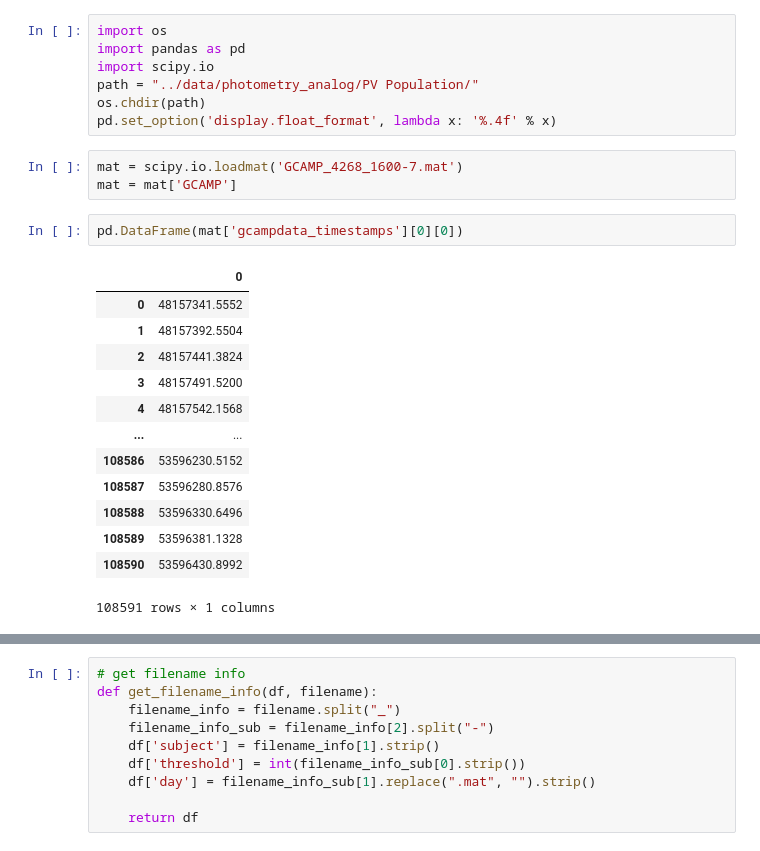
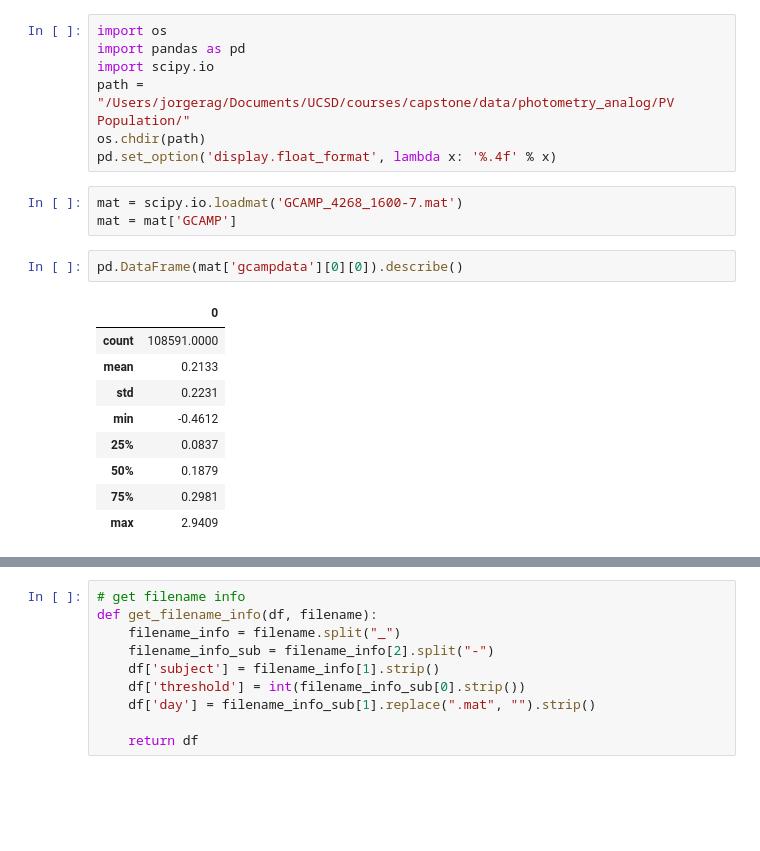
Before and after one commit to jorgerag8/encoder-decoder, a Jupyter notebook: src/import_matlab_data.ipynb, the cells around one changed output, grey strips where cells are left out. Drawn from its saved outputs; the diff is of its cells as text; blank space fills up the shorter version.

```diff
--- a/src/import_matlab_data.ipynb
+++ b/src/import_matlab_data.ipynb
@@ -2,25 +2,21 @@
 import os
 import pandas as pd
 import scipy.io
-path = "../data/photometry_analog/PV Population/"
+path = "/Users/jorgerag/Documents/UCSD/courses/capstone/data/photometry_analog/PV Population/"
 os.chdir(path)
 pd.set_option('display.float_format', lambda x: '%.4f' % x)
 # %%
 mat = scipy.io.loadmat('GCAMP_4268_1600-7.mat')
 mat = mat['GCAMP']
 # %%
-pd.DataFrame(mat['gcampdata_timestamps'][0][0])
+pd.DataFrame(mat['gcampdata'][0][0]).describe()
 # %% [output]
 |  | 0 |
-| 0 | 48157341.5552 |
-| 1 | 48157392.5504 |
-| 2 | 48157441.3824 |
-| 3 | 48157491.5200 |
-| 4 | 48157542.1568 |
-| ... | ... |
-| 108586 | 53596230.5152 |
-| 108587 | 53596280.8576 |
-| 108588 | 53596330.6496 |
-| 108589 | 53596381.1328 |
-| 108590 | 53596430.8992 |
+| count | 108591.0000 |
+| mean | 0.2133 |
+| std | 0.2231 |
+| min | -0.4612 |
+| 25% | 0.0837 |
+| 50% | 0.1879 |
+| 75% | 0.2981 |
+| max | 2.9409 |
-108591 rows × 1 columns
```
Also changed, not shown: parts of 12 cells of this notebook, 1 other file.
